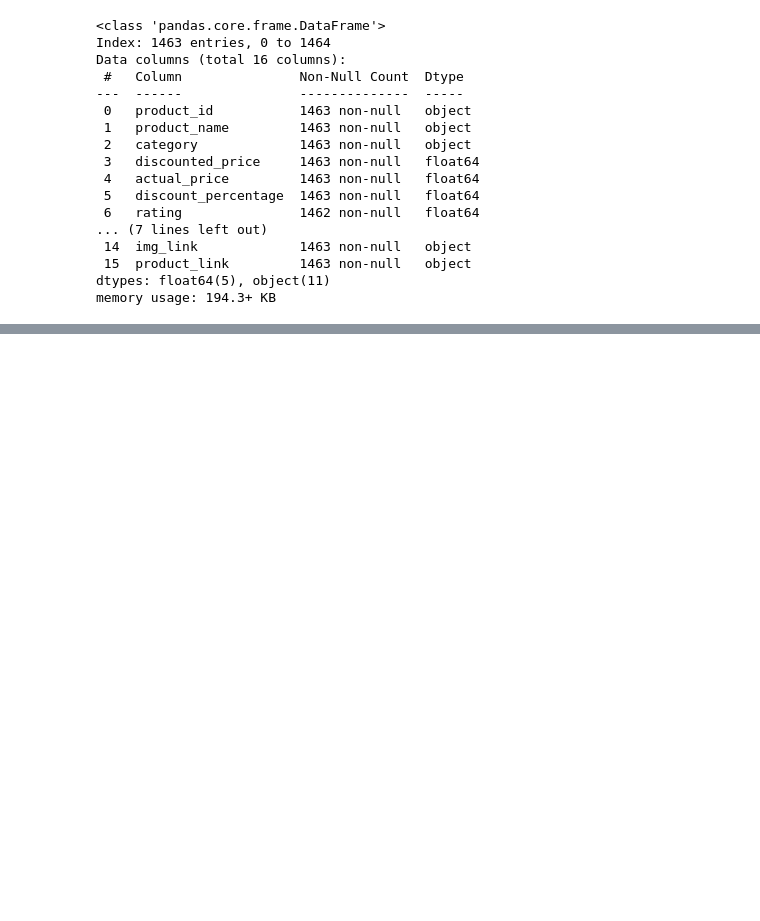
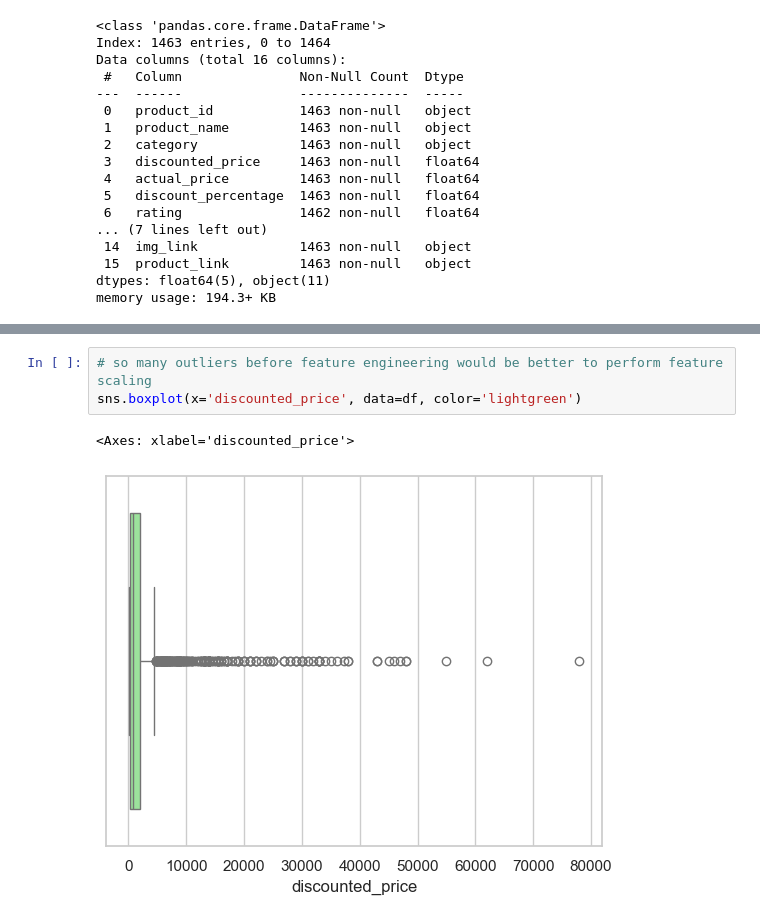
Before and after one commit to rpatel0022/Amazon-Recommender, a Jupyter notebook: notebooks/sales.ipynb, the cells around one changed output, grey strips where cells are left out. Drawn from its saved outputs; the diff is of its cells as text; blank space fills up the shorter version.

Commit message:
performed the eda on the numerical features

```diff
--- a/notebooks/sales.ipynb
+++ b/notebooks/sales.ipynb
@@ -161,0 +196,6 @@ memory usage: 194.3+ KB
+# %%
+# so many outliers before feature engineering would be better to perform feature scaling
+sns.boxplot(x='discounted_price', data=df, color='lightgreen')
+# %% [output]
+<Axes: xlabel='discounted_price'>
+[figure, added]
```
Also changed, not shown: parts of 10 cells of this notebook.
